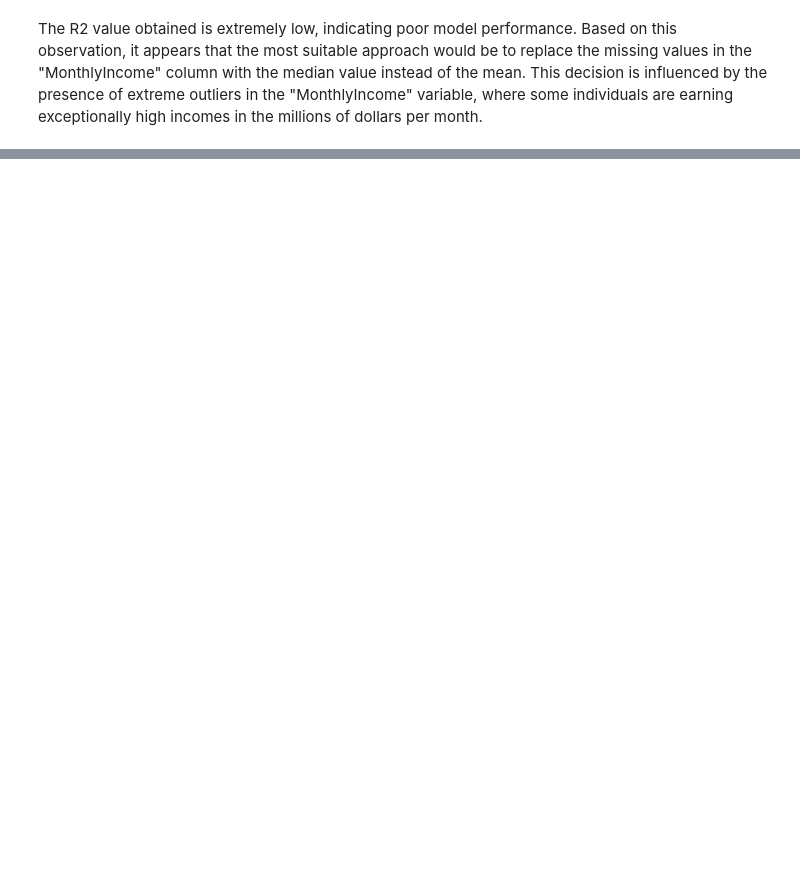
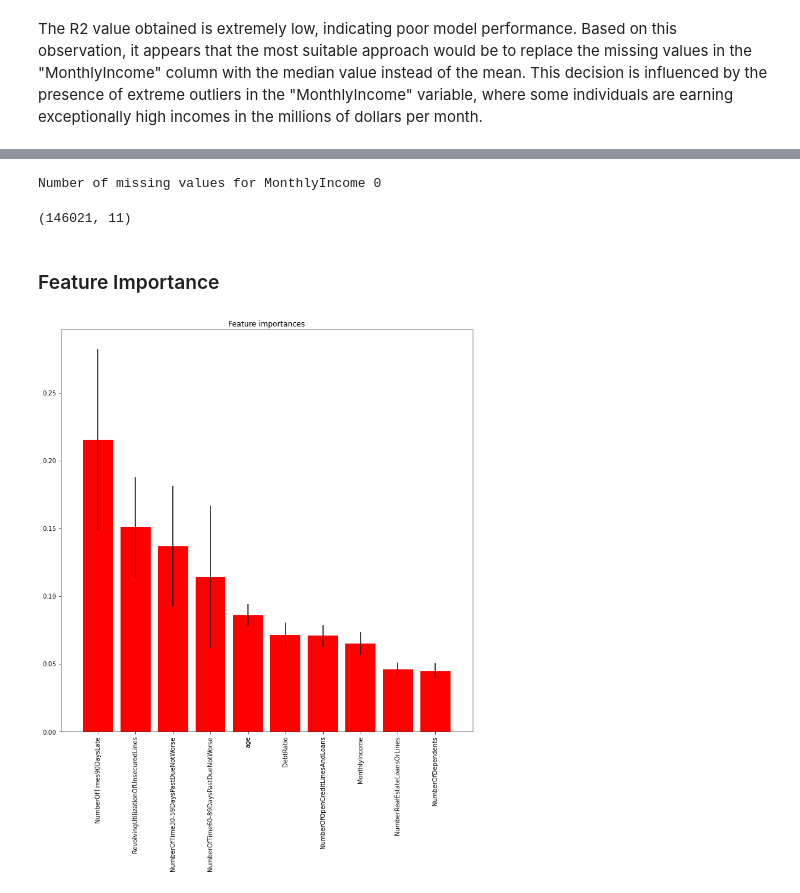
Before and after one commit to TianhuiHu/Data-Science-Project, a Jupyter notebook: GiveMeSomeCredit-Paidy/preprocessing.ipynb, the cells around one changed output, grey strips where cells are left out. Saved outputs shown, nothing was run; the diff lists cells and outputs as text; code cells hidden in the pictures; blank space fills up the shorter version.

Commit message:
add model selection part

```diff
--- a/GiveMeSomeCredit-Paidy/preprocessing.ipynb
+++ b/GiveMeSomeCredit-Paidy/preprocessing.ipynb
@@ -66,0 +70,6 @@ df = df.loc[df["NumberOfTimes90DaysLate"] <= 17]
+# %%
+# Set 0 <= RevolvingUtilizationOfUnsecuredLines < 13
+#
+df_train_processed = df_train_processed.loc[(df_train_processed["RevolvingUtilizationOfUnsecuredLines"] >= 0) & (df_train_processed["RevolvingUtilizationOfUnsecuredLines"] <=10)]
+
+df_train_processed.shape
@@ -66,0 +78,11 @@ df = df.loc[df["NumberOfTimes90DaysLate"] <= 17]
+# %%
+# to handle the extreme outlier values (96/98), we can apply Winsorization by replacing them with their nearest non-extreme value.
+def winsorize_data(df, column, threshold):
+    df[column] = np.where(df[column] > threshold, threshold, df[column])
+    return df
+# %%
+# For Late Payment Columns NumberOfTimes90DaysLate,NumberOfTime30-59DaysPastDueNotWorse, NumberOfTime60-89DaysPastDueNotWorse,to handle the extreme outlier values (96/98),
+# we can apply Winsorization by replacing them with their nearest non-extreme value.
+df_train_processed = winsorize_data(df_train_processed, "NumberOfTimes90DaysLate", 17)
+df_train_processed = winsorize_data(df_train_processed, "NumberOfTime60-89DaysPastDueNotWorse", 11)
+df_train_processed = winsorize_data(df_train_processed, "NumberOfTime30-59DaysPastDueNotWorse", 13)
@@ -142 +219,10 @@ See the caveats in the documentation: https://pandas.pydata.org/pandas-docs/stab
+# %%
+missing_values_MonthlyIncome = df_train_processed["MonthlyIncome"].isna().sum()
+print("Number of missing values for MonthlyIncome", missing_values_MonthlyIncome)
+# %% [output]
+Number of missing values for MonthlyIncome 0
+# %%
+df_train_processed.shape
+# %% [output]
+(146021, 11)
 # %%
@@ -143,0 +230,24 @@ df.to_csv(SAVE["preprocessed_data"], index=False)
+# %% [markdown]
+### Feature Importance
+# %%
+train_X = df_train_processed.drop(["SeriousDlqin2yrs"], axis=1)
+train_y = np.log1p(df_train_processed["SeriousDlqin2yrs"].values)
+# %%
+from sklearn import ensemble
+model = ensemble.ExtraTreesRegressor(n_estimators=200, max_depth=20, max_features=0.5, n_jobs=-1, random_state=0)
+model.fit(train_X, train_y)
+
+## plotando as importâncias ##
+feat_names = train_X.columns.values
+importances = model.feature_importances_
+std = np.std([tree.feature_importances_ for tree in model.estimators_], axis=0)
+indices = np.argsort(importances)[::-1][:20]
+
+plt.figure(figsize=(12,12))
+plt.title("Feature importances")
+plt.bar(range(len(indices)), importances[indices], color="r", yerr=std[indices], align="center")
+plt.xticks(range(len(indices)), feat_names[indices], rotation='vertical')
+plt.xlim([-1, len(indices)])
+plt.show()
+# %% [output]
+[figure, added]
```
Also changed, not shown: parts of 37 cells of this notebook, 6 other files.
